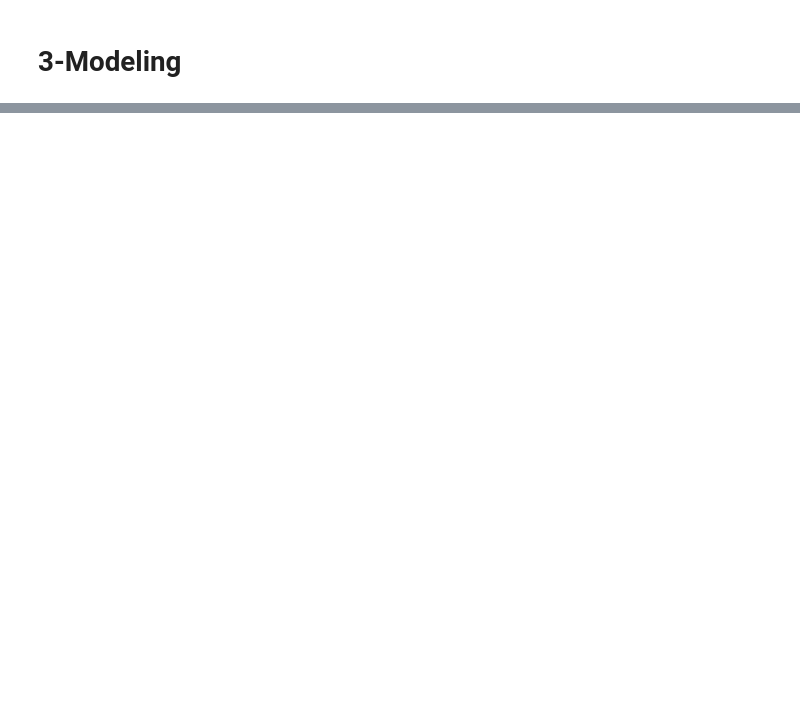
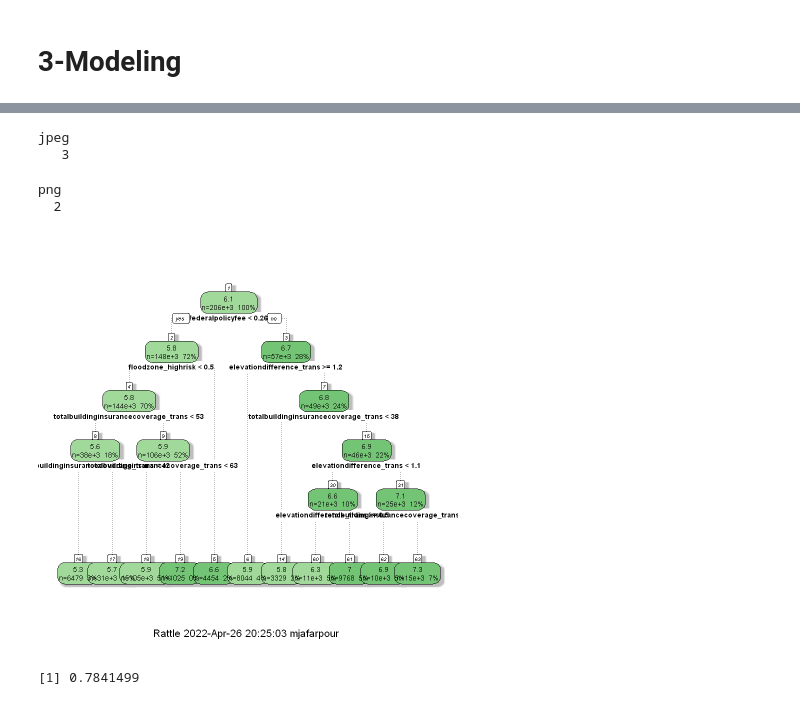
Before and after one commit to Mahshid-git/MGT_6203_GroupProject, a Jupyter notebook: 05_Documents/Final_code.ipynb, the cells around one changed output, grey strips where cells are left out. Cells and saved outputs as stored; diff of their text form; code cells hidden in the pictures; blank space fills up the shorter version.

```diff
--- a/05_Documents/Final_code.ipynb
+++ b/05_Documents/Final_code.ipynb
@@ -896,0 +1612,21 @@ ERROR: Error in eval(predvars, data, env): object 'deductibleamountinbuildingcov
+# %%
+## Scale all numerical variables, remove reportedzipcode as we concetrated in 5 top zipcode and thus zipcode is not in need anymore. The dataset includes 293,794 rows of 23 variables and response. Noted that the  target variable is now called totalinsurancepremiumofthepolicy_log_log, as it is the log transformation of the actual variable from previous step.
+df = scale(as.data.frame(df1[,c(2,4,5,7,8,9,10,11,14)])) # standardize all numerical variables
+
+df <- cbind(df1[,c(3,6,12,13,15,16,17,19, 20,21,22,23)],df,df1[,1]) # Add categorical columns  back in
+# %%
+# LINEAR REGRESSION MODELS
+
+# Splitting data to 70% training, 30% testing
+
+set.seed(100)
+
+size <- floor(0.7*nrow(df))
+train_ind <- sample(seq_len(nrow(df)), size = size)
+
+train <- df[train_ind, ]
+test <- df[-train_ind, ]
+xtrain = model.matrix(totalinsurancepremiumofthepolicy_log ~., train)[,-1]
+ytrain = train$totalinsurancepremiumofthepolicy_log
+xtest = model.matrix(totalinsurancepremiumofthepolicy_log ~., test)[,-1]
+ytest = test$totalinsurancepremiumofthepolicy_log
@@ -896,0 +1829,11 @@ ERROR: Error in eval(predvars, data, env): object 'deductibleamountinbuildingcov
+# %%
+#1.REGRESIION TREE :
+
+tree.model1 <- tree(totalinsurancepremiumofthepolicy_log ~., data = train)
+summary(tree.model1)
+
+plot(tree.model1)
+text(tree.model1)
+title('Single Tree ')
+dev.copy(jpeg, filename = "Single tree_Simple.jpg")
+dev.off ()
@@ -896,0 +1858,3 @@ ERROR: Error in eval(predvars, data, env): object 'deductibleamountinbuildingcov
+# %%
+tree.model <- rpart(totalinsurancepremiumofthepolicy_log ~ federalpolicyfee +floodzone_highrisk + totalbuildinginsurancecoverage_trans + elevationdifference_trans, data = train, method = "anova")
+summary(tree.model)
@@ -896,0 +1879,23 @@ ERROR: Error in eval(predvars, data, env): object 'deductibleamountinbuildingcov
+# %%
+
+fancyRpartPlot(tree.model, cex = 0.7)
+
+dev.copy(jpeg, filename = "Regression Tree.jpg")
+dev.off ()
+# %% [output]
+jpeg
+   3
+png
+  2
+[figure, added]
+# %%
+pred.tree.train <- predict(tree.model, train)
+
+r2.tree.train <- R_2(pred.tree.train)
+
+tree.pred.test <- predict(tree.model, test)
+
+r2.tree.test <- R_2(tree.pred.test)
+print(r2.tree.test)
+# %% [output]
+[1] 0.7841499
```
Also changed, not shown: parts of 70 cells of this notebook, 14 other files.
